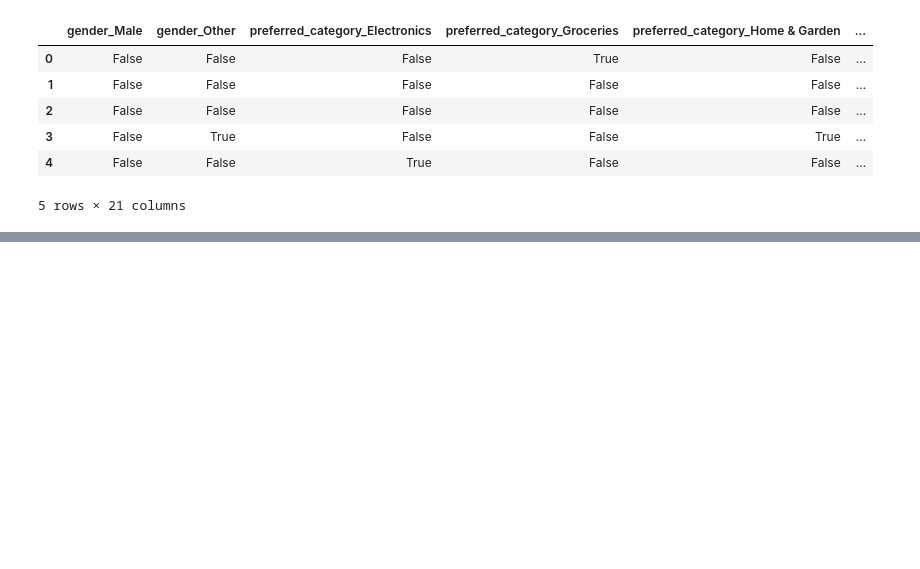
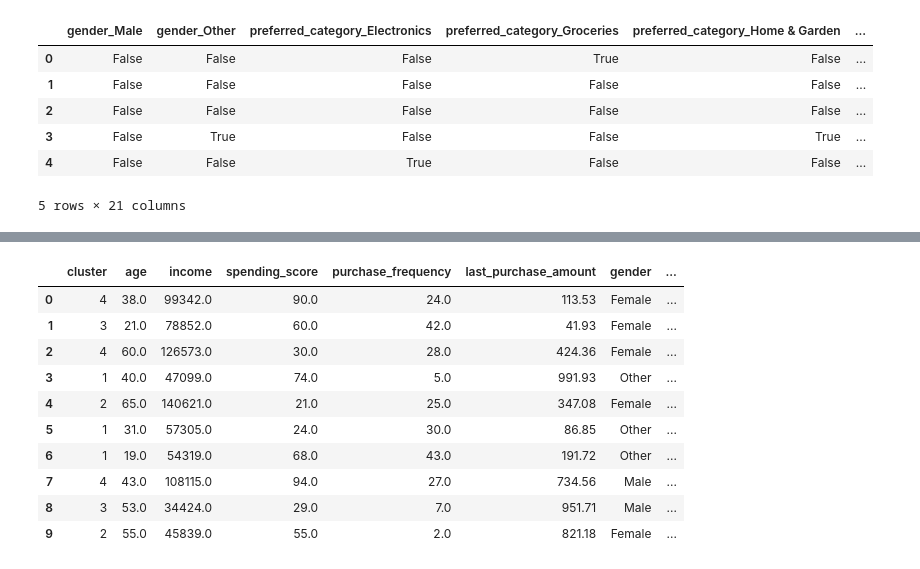
Before and after one commit to AThompson04/customer-segmentation, a Jupyter notebook: notebooks/model.ipynb, the cells around one changed output, grey strips where cells are left out. Drawn from its saved outputs; the diff is of its cells as text; code cells hidden in the pictures; blank space fills up the shorter version.

Commit message:
Converting categorical variables back for cluster analysis

```diff
--- a/notebooks/model.ipynb
+++ b/notebooks/model.ipynb
@@ -110,0 +128,25 @@ summary = df_seg.groupby("0").agg(
+# %%
+def reconstruct_category(data_frame, encoded, original, dropped):
+    data_frame[original] = data_frame.apply(reconstruct, axis=1, args=(encoded, dropped, original))
+    data_frame = data_frame.drop(columns = encoded)
+    return data_frame
+# %%
+df_seg = reconstruct_category(df_seg, ['gender_Male', 'gender_Other'], 'gender', 'Female')
+# %%
+df_seg = reconstruct_category(df_seg, ['preferred_category_Electronics', 'preferred_category_Groceries', 'preferred_category_Home & Garden', 'preferred_category_Sports'], 'preferred_category', 'Clothing')
+# %%
+df_seg = reconstruct_category(df_seg, ['2','3','4','5','6','7','8','9','10'], 'membership_years', '1')
+# %%
+df_seg.head(10)
+# %% [output]
+|  | cluster | age | income | spending_score | purchase_frequency | last_purchase_amount | gender | ... |
+| 0 | 4 | 38.0 | 99342.0 | 90.0 | 24.0 | 113.53 | Female | ... |
+| 1 | 3 | 21.0 | 78852.0 | 60.0 | 42.0 | 41.93 | Female | ... |
+| 2 | 4 | 60.0 | 126573.0 | 30.0 | 28.0 | 424.36 | Female | ... |
+| 3 | 1 | 40.0 | 47099.0 | 74.0 | 5.0 | 991.93 | Other | ... |
+| 4 | 2 | 65.0 | 140621.0 | 21.0 | 25.0 | 347.08 | Female | ... |
+| 5 | 1 | 31.0 | 57305.0 | 24.0 | 30.0 | 86.85 | Other | ... |
+| 6 | 1 | 19.0 | 54319.0 | 68.0 | 43.0 | 191.72 | Other | ... |
+| 7 | 4 | 43.0 | 108115.0 | 94.0 | 27.0 | 734.56 | Male | ... |
+| 8 | 3 | 53.0 | 34424.0 | 29.0 | 7.0 | 951.71 | Male | ... |
+| 9 | 2 | 55.0 | 45839.0 | 55.0 | 2.0 | 821.18 | Female | ... |
```
Also changed, not shown: parts of 4 cells of this notebook.
